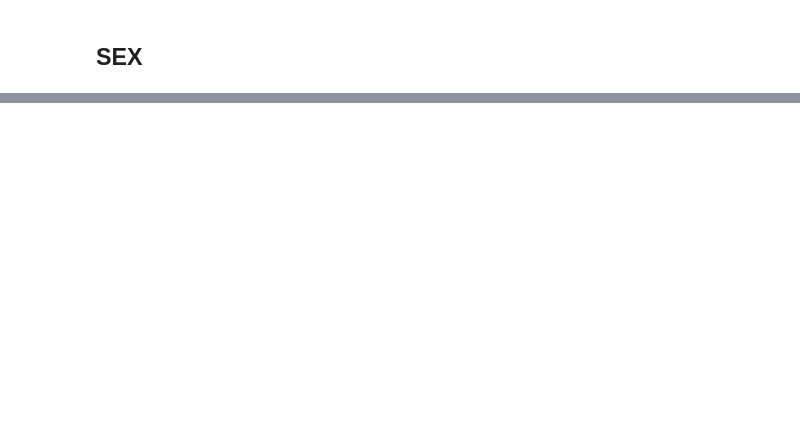
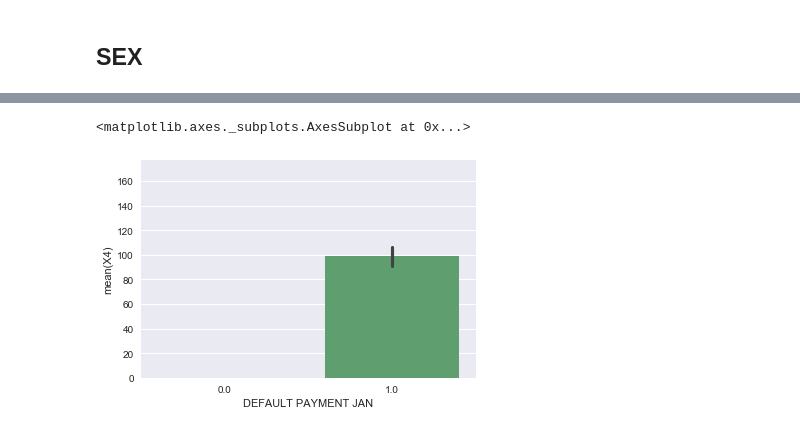
Before and after one commit to pietrodimarco91/Machine-Learning-Project-Loan-Default-Prediction, a Jupyter notebook: DataExploration.ipynb, the cells around one changed output, grey strips where cells are left out. Cells and saved outputs as stored; diff of their text form; code cells hidden in the pictures; blank space fills up the shorter version.

```diff
--- a/DataExploration.ipynb
+++ b/DataExploration.ipynb
@@ -577,0 +813,9 @@ sum(x['DEFAULT PAYMENT JAN']) / len(x), len(x)
+# %%
+pay_amt_ord = pd.read_csv('pay_amt_orders.csv', index_col=0)
+# %%
+df2 = pd.concat([train, pay_amt_ord], axis=1)
+# %%
+sns.barplot(x='DEFAULT PAYMENT JAN', y = 'X4',  data=df2)
+# %% [output]
+<matplotlib.axes._subplots.AxesSubplot at 0x...>
+[figure, added]
```
Also changed, not shown: parts of 39 cells of this notebook, 1 other file.
